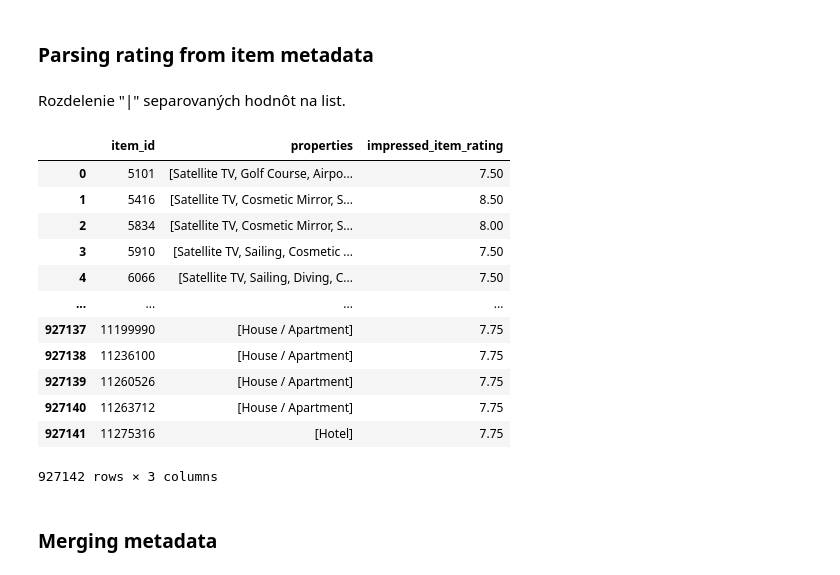
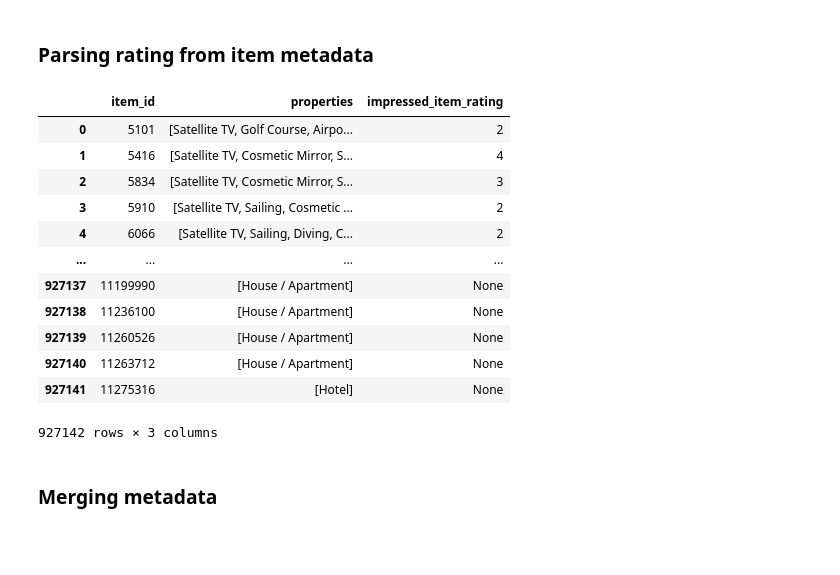
Before and after one commit to MCFreddie777/2019, a Jupyter notebook: src/notebooks/preprocess.ipynb, the cells around one changed output. Drawn from its saved outputs; the diff is of its cells as text; code cells hidden in the pictures; blank space fills up the shorter version.

Commit message:
Preprocess rating as categorical value

```diff
--- a/src/notebooks/preprocess.ipynb
+++ b/src/notebooks/preprocess.ipynb
@@ -345,34 +345,32 @@ df_meta
 927142 rows × 2 columns
 # %% [markdown]
 ### Parsing rating from item metadata
-# %% [markdown]
-Rozdelenie "|" separovaných hodnôt na list.
 # %%
- rating_map = {
-    'Satisfactory Rating': 7.0,
-    'Good Rating': 7.5,
-    'Very Good Rating': 8.0,
-    'Excellent Rating': 8.5
+rating_map = {
+    'Satisfactory Rating': 1,
+    'Good Rating': 2,
+    'Very Good Rating': 3,
+    'Excellent Rating': 4,
 }
 
 # Properties may contain multiple ratings, all of those which apply, we need to find a maximum
 df_meta['impressed_item_rating'] = df_meta['properties']\
     .apply(lambda x: max([rating_map[key] for key in x if key in rating_map], default=None))
 
 df_meta
 # %% [output]
 |  | item_id | properties | impressed_item_rating |
-| 0 | 5101 | [Satellite TV, Golf Course, Airpo... | 7.50 |
-| 1 | 5416 | [Satellite TV, Cosmetic Mirror, S... | 8.50 |
-| 2 | 5834 | [Satellite TV, Cosmetic Mirror, S... | 8.00 |
-| 3 | 5910 | [Satellite TV, Sailing, Cosmetic ... | 7.50 |
-| 4 | 6066 | [Satellite TV, Sailing, Diving, C... | 7.50 |
+| 0 | 5101 | [Satellite TV, Golf Course, Airpo... | 2 |
+| 1 | 5416 | [Satellite TV, Cosmetic Mirror, S... | 4 |
+| 2 | 5834 | [Satellite TV, Cosmetic Mirror, S... | 3 |
+| 3 | 5910 | [Satellite TV, Sailing, Cosmetic ... | 2 |
+| 4 | 6066 | [Satellite TV, Sailing, Diving, C... | 2 |
 | ... | ... | ... | ... |
-| 927137 | 11199990 | [House / Apartment] | 7.75 |
-| 927138 | 11236100 | [House / Apartment] | 7.75 |
-| 927139 | 11260526 | [House / Apartment] | 7.75 |
-| 927140 | 11263712 | [House / Apartment] | 7.75 |
-| 927141 | 11275316 | [Hotel] | 7.75 |
+| 927137 | 11199990 | [House / Apartment] | None |
+| 927138 | 11236100 | [House / Apartment] | None |
+| 927139 | 11260526 | [House / Apartment] | None |
+| 927140 | 11263712 | [House / Apartment] | None |
+| 927141 | 11275316 | [Hotel] | None |
 927142 rows × 3 columns
 # %% [markdown]
 ### Merging metadata
```
Also changed, not shown: parts of 2 cells of this notebook, 1 other file.
